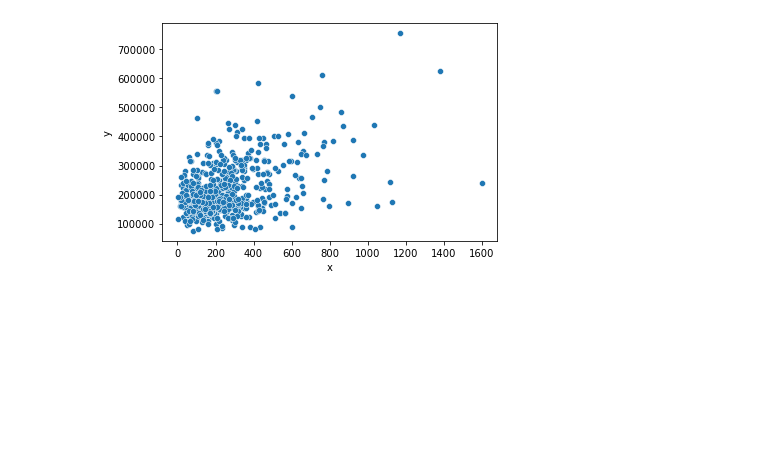
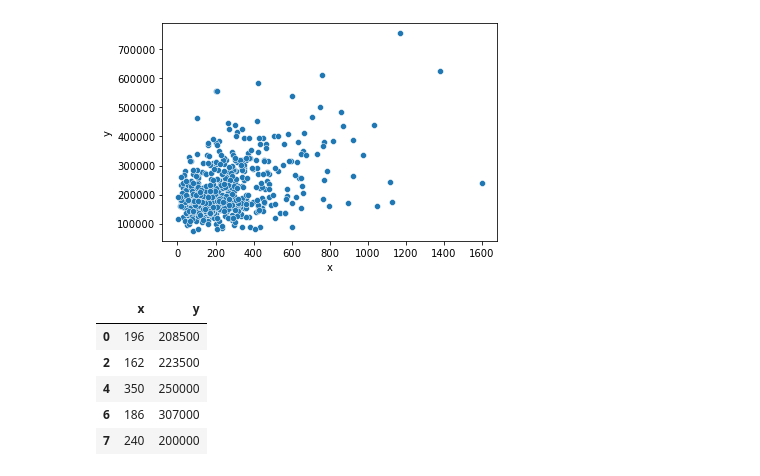
Before and after one commit to denisvivdenko/DotNetMachineLearning, a Jupyter notebook: DataPreprocessingScripts/house_prices_linear_regression.ipynb, the cells around one changed output. Saved outputs shown, nothing was run; the diff lists cells and outputs as text; code cells hidden in the pictures; blank space fills up the shorter version.

```diff
--- a/DataPreprocessingScripts/house_prices_linear_regression.ipynb
+++ b/DataPreprocessingScripts/house_prices_linear_regression.ipynb
@@ -106,3 +108,12 @@ sns.scatterplot(data=df_dataset, x='x', y='y')
 [figure]
 # %%
 df_dataset.to_csv('simple_linear_regression.csv')
+# %%
+df_dataset.head()
+# %% [output]
+|  | x | y |
+| 0 | 196 | 208500 |
+| 2 | 162 | 223500 |
+| 4 | 350 | 250000 |
+| 6 | 186 | 307000 |
+| 7 | 240 | 200000 |
```
Also changed, not shown: parts of 13 cells of this notebook, 4 other files.
